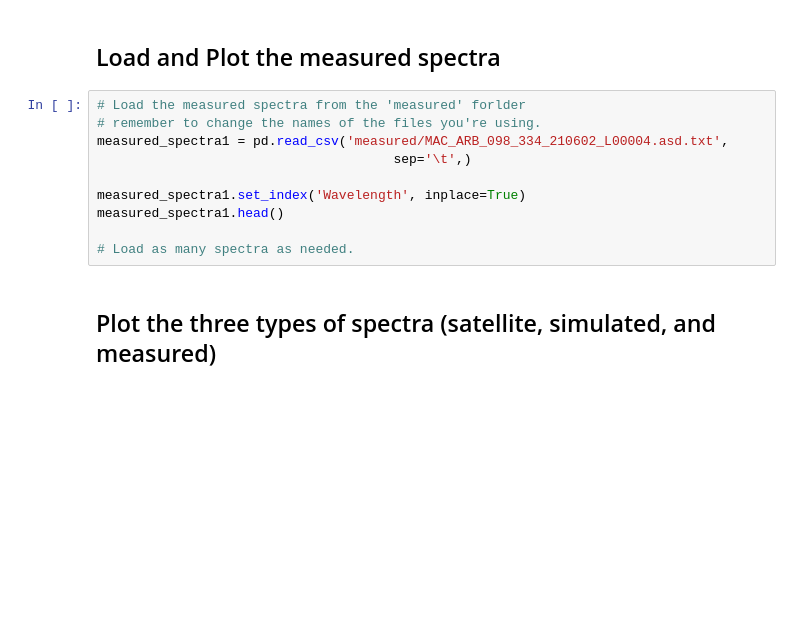
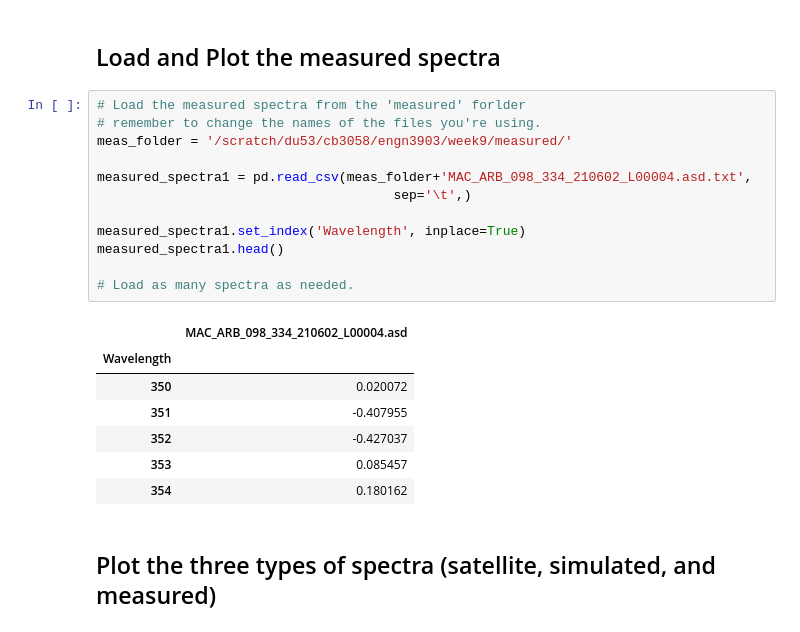
Before and after one commit to nicolasyounes/engn3903, a Jupyter notebook: week9/9.2_ENGN3903_comparing_Leaf_and_satellite_spectra.ipynb, the cells around one changed output. Drawn from its saved outputs; the diff is of its cells as text; blank space fills up the shorter version.

```diff
--- a/week9/9.2_ENGN3903_comparing_Leaf_and_satellite_spectra.ipynb
+++ b/week9/9.2_ENGN3903_comparing_Leaf_and_satellite_spectra.ipynb
@@ -190,13 +213,23 @@ plt.show()
 # %%
 # Load the measured spectra from the 'measured' forlder
 # remember to change the names of the files you're using.
-measured_spectra1 = pd.read_csv('measured/MAC_ARB_098_334_210602_L00004.asd.txt',
+meas_folder = '/scratch/du53/cb3058/engn3903/week9/measured/'
+
+measured_spectra1 = pd.read_csv(meas_folder+'MAC_ARB_098_334_210602_L00004.asd.txt',
                                       sep='\t',)
 
 measured_spectra1.set_index('Wavelength', inplace=True)
 measured_spectra1.head()
 
 # Load as many spectra as needed.
+# %% [output]
+|  | MAC_ARB_098_334_210602_L00004.asd |
+| Wavelength |  |
+| 350 | 0.020072 |
+| 351 | -0.407955 |
+| 352 | -0.427037 |
+| 353 | 0.085457 |
+| 354 | 0.180162 |
 # %% [markdown]
 ## Plot the three types of spectra (satellite, simulated, and measured)
 # %%
```
Also changed, not shown: parts of 10 cells of this notebook, 1 other file.
